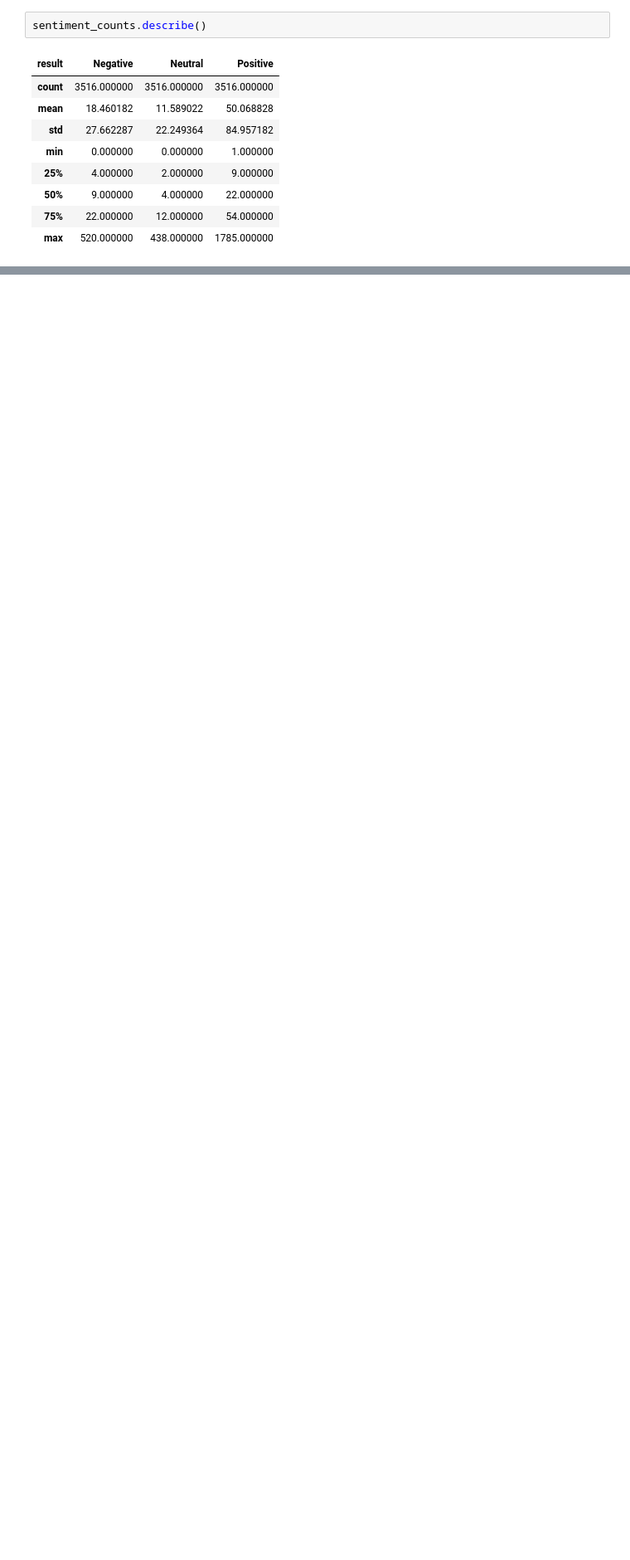
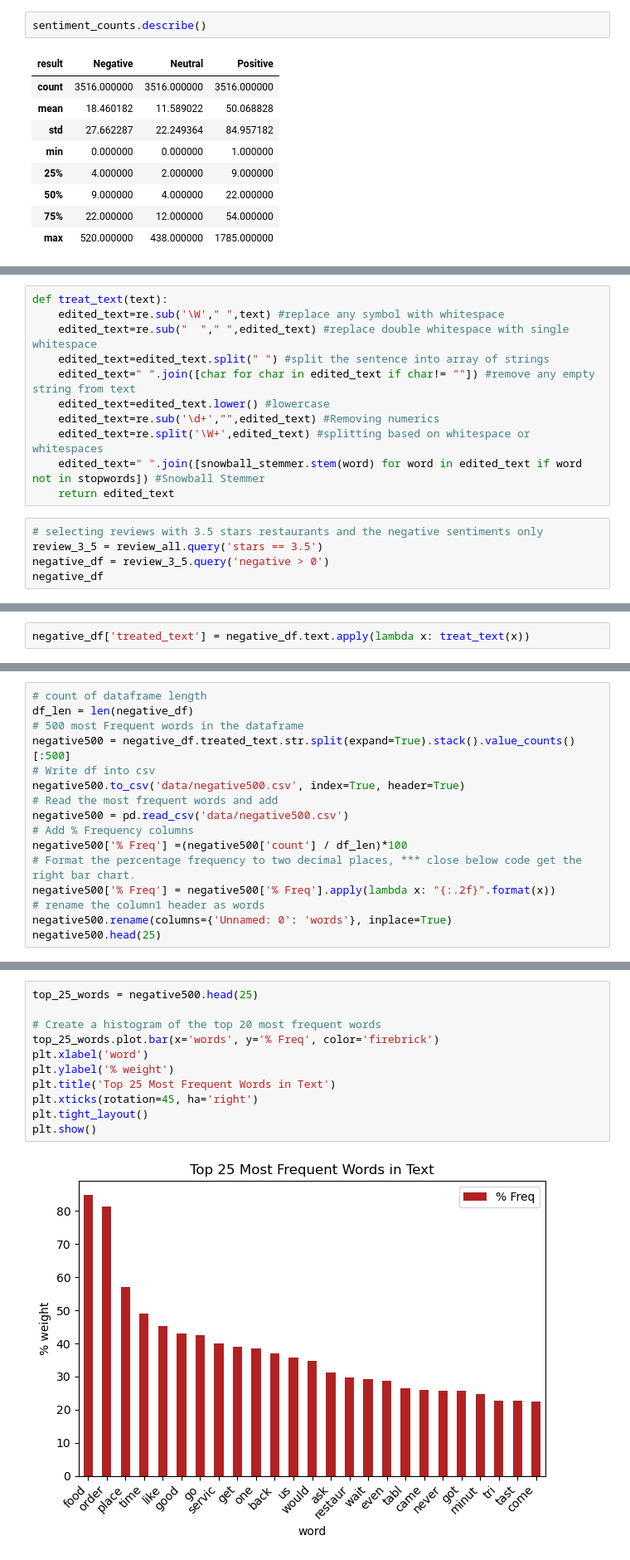
Before and after one commit to raska0010/listen-to-your-customers, a Jupyter notebook: EDA_yelp.ipynb, the cells around one changed output, grey strips where cells are left out. Shown: that part at 83% size. Saved outputs shown, nothing was run; the diff lists cells and outputs as text; blank space fills up the shorter version.

Commit message:
Update 2.4 of most frequent words & %

```diff
--- a/EDA_yelp.ipynb
+++ b/EDA_yelp.ipynb
@@ -265,0 +276,16 @@ sentiment_counts.describe()
+# %%
+def treat_text(text):
+    edited_text=re.sub('\W'," ",text) #replace any symbol with whitespace
+    edited_text=re.sub("  "," ",edited_text) #replace double whitespace with single whitespace
+    edited_text=edited_text.split(" ") #split the sentence into array of strings
+    edited_text=" ".join([char for char in edited_text if char!= ""]) #remove any empty string from text
+    edited_text=edited_text.lower() #lowercase
+    edited_text=re.sub('\d+',"",edited_text) #Removing numerics
+    edited_text=re.split('\W+',edited_text) #splitting based on whitespace or whitespaces
+    edited_text=" ".join([snowball_stemmer.stem(word) for word in edited_text if word not in stopwords]) #Snowball Stemmer
+    return edited_text
+# %%
+# selecting reviews with 3.5 stars restaurants and the negative sentiments only
+review_3_5 = review_all.query('stars == 3.5')
+negative_df = review_3_5.query('negative > 0')
+negative_df
@@ -265,0 +306,2 @@ sentiment_counts.describe()
+# %%
+negative_df['treated_text'] = negative_df.text.apply(lambda x: treat_text(x))
@@ -265,0 +314,16 @@ sentiment_counts.describe()
+# %%
+# count of dataframe length
+df_len = len(negative_df)
+# 500 most Frequent words in the dataframe
+negative500 = negative_df.treated_text.str.split(expand=True).stack().value_counts()[:500]
+# Write df into csv
+negative500.to_csv('data/negative500.csv', index=True, header=True)
+# Read the most frequent words and add
+negative500 = pd.read_csv('data/negative500.csv')
+# Add % Frequency columns
+negative500['% Freq'] =(negative500['count'] / df_len)*100
+# Format the percentage frequency to two decimal places, *** close below code get the right bar chart.
+negative500['% Freq'] = negative500['% Freq'].apply(lambda x: "{:.2f}".format(x))
+# rename the column1 header as words
+negative500.rename(columns={'Unnamed: 0': 'words'}, inplace=True)
+negative500.head(25)
@@ -266 +348,14 @@ sentiment_counts.describe()
+# %%
+top_25_words = negative500.head(25)
+
+# Create a histogram of the top 20 most frequent words
+top_25_words.plot.bar(x='words', y='% Freq', color='firebrick')
+plt.xlabel('word')
+plt.ylabel('% weight')
+plt.title('Top 25 Most Frequent Words in Text')
+plt.xticks(rotation=45, ha='right')
+plt.tight_layout()
+plt.show()
+# %% [output]
+[figure, added]
 # %% [markdown]
```
Also changed, not shown: parts of 11 cells of this notebook.
